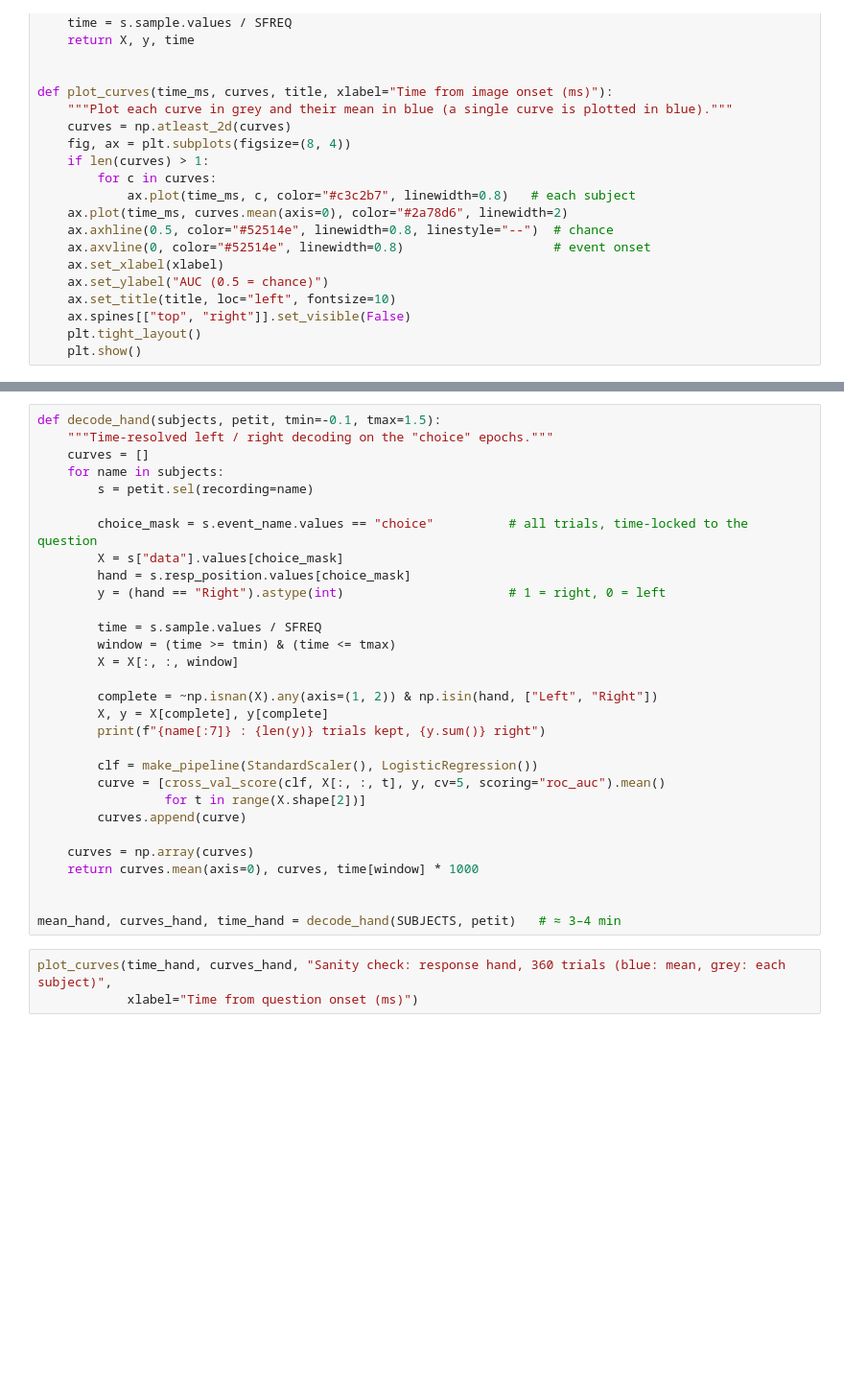
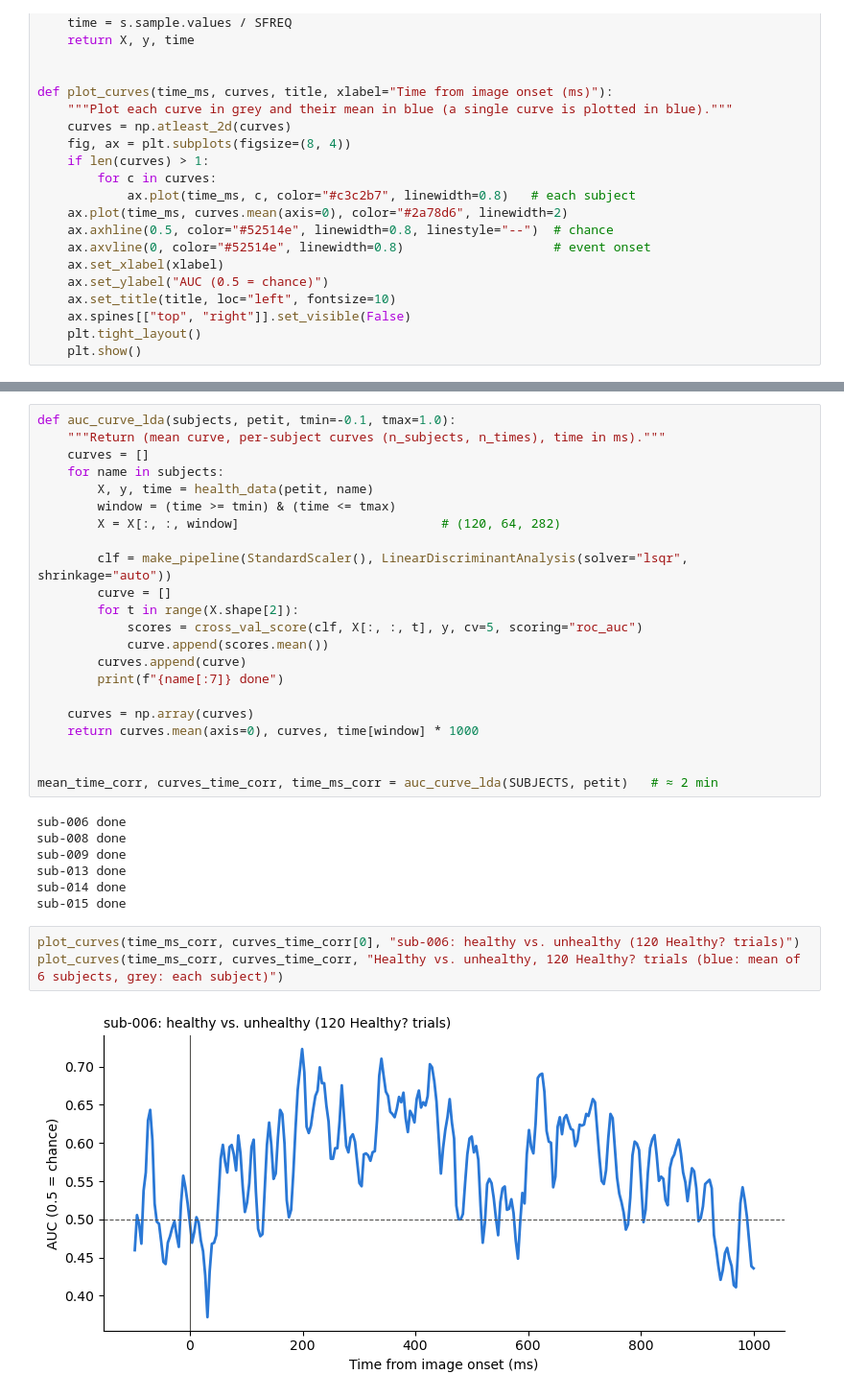
Before and after one commit to rafaeladsp/ML_EEG_FoodImages, a Jupyter notebook: decoding_healthy_Rafaela.ipynb, the cells around one changed output, grey strips where cells are left out. Shown at 96% size. Cells and saved outputs as stored; diff of their text form; blank space fills up the shorter version.

```diff
--- a/decoding_healthy_Rafaela.ipynb
+++ b/decoding_healthy_Rafaela.ipynb
@@ -206,33 +236,34 @@ Peak of the mean curve: 0.562 at 410 ms.
 # %%
-def decode_hand(subjects, petit, tmin=-0.1, tmax=1.5):
-    """Time-resolved left / right decoding on the "choice" epochs."""
+def auc_curve_lda(subjects, petit, tmin=-0.1, tmax=1.0):
+    """Return (mean curve, per-subject curves (n_subjects, n_times), time in ms)."""
     curves = []
     for name in subjects:
-        s = petit.sel(recording=name)
+        X, y, time = health_data(petit, name)
+        window = (time >= tmin) & (time <= tmax)
+        X = X[:, :, window]                           # (120, 64, 282)
 
-        choice_mask = s.event_name.values == "choice"          # all trials, time-locked to the question
-        X = s["data"].values[choice_mask]
-        hand = s.resp_position.values[choice_mask]
-        y = (hand == "Right").astype(int)                      # 1 = right, 0 = left
-
-        time = s.sample.values / SFREQ
-        window = (time >= tmin) & (time <= tmax)
-        X = X[:, :, window]
-
-        complete = ~np.isnan(X).any(axis=(1, 2)) & np.isin(hand, ["Left", "Right"])
-        X, y = X[complete], y[complete]
-        print(f"{name[:7]} : {len(y)} trials kept, {y.sum()} right")
-
-        clf = make_pipeline(StandardScaler(), LogisticRegression())
-        curve = [cross_val_score(clf, X[:, :, t], y, cv=5, scoring="roc_auc").mean()
-                 for t in range(X.shape[2])]
+        clf = make_pipeline(StandardScaler(), LinearDiscriminantAnalysis(solver="lsqr", shrinkage="auto"))
+        curve = []
+        for t in range(X.shape[2]):
+            scores = cross_val_score(clf, X[:, :, t], y, cv=5, scoring="roc_auc")
+            curve.append(scores.mean())
         curves.append(curve)
+        print(f"{name[:7]} done")
 
     curves = np.array(curves)
     return curves.mean(axis=0), curves, time[window] * 1000
 
 
-mean_hand, curves_hand, time_hand = decode_hand(SUBJECTS, petit)   # ≈ 3–4 min
+mean_time_corr, curves_time_corr, time_ms_corr = auc_curve_lda(SUBJECTS, petit)   # ≈ 2 min
+# %% [output]
+sub-006 done
+sub-008 done
+sub-009 done
+sub-013 done
+sub-014 done
+sub-015 done
 # %%
-plot_curves(time_hand, curves_hand, "Sanity check: response hand, 360 trials (blue: mean, grey: each subject)",
-            xlabel="Time from question onset (ms)")
+plot_curves(time_ms_corr, curves_time_corr[0], "sub-006: healthy vs. unhealthy (120 Healthy? trials)")
+plot_curves(time_ms_corr, curves_time_corr, "Healthy vs. unhealthy, 120 Healthy? trials (blue: mean of 6 subjects, grey: each subject)")
+# %% [output]
+[figure, added]
```
Also changed, not shown: parts of 23 cells of this notebook, 1 other file.
